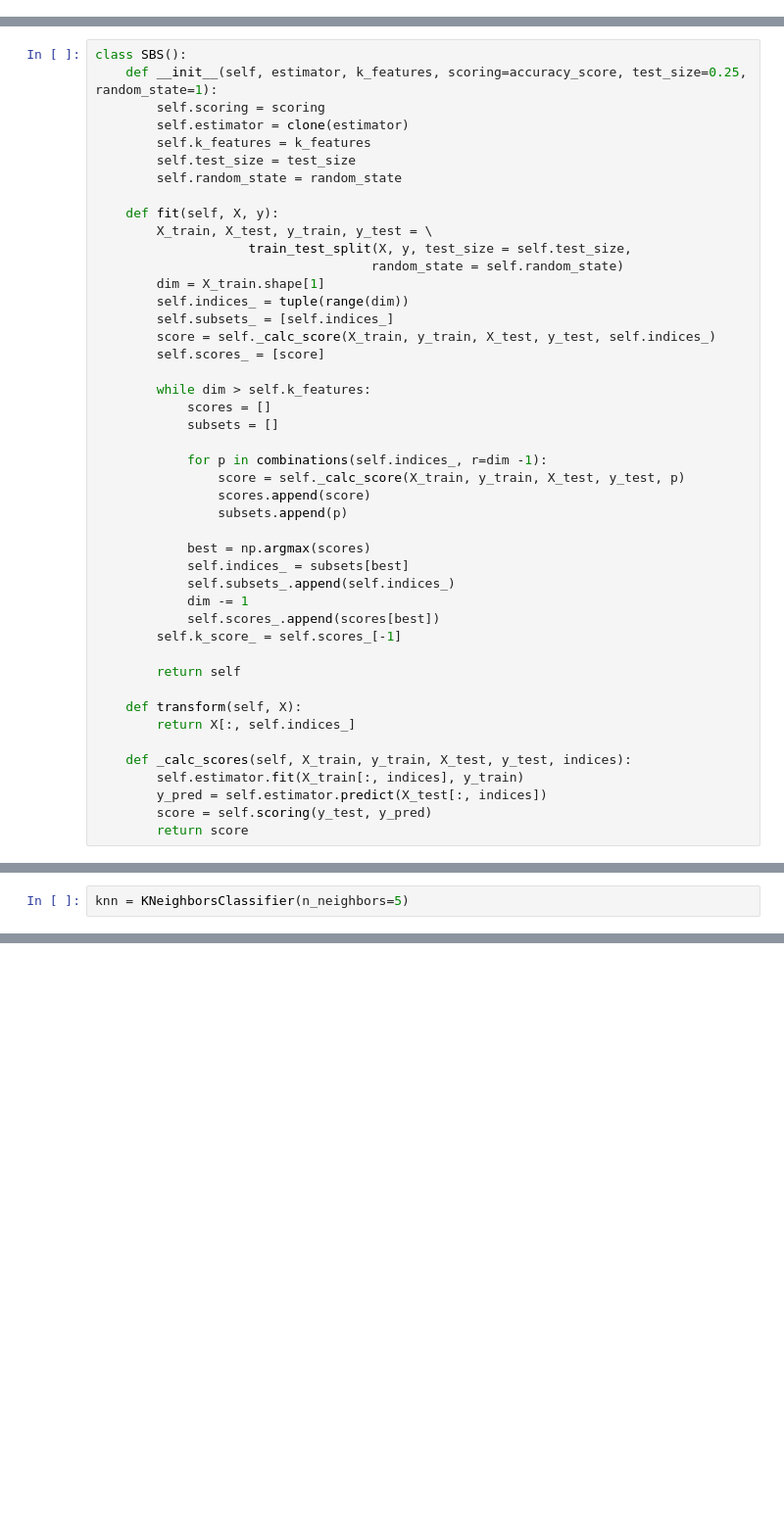
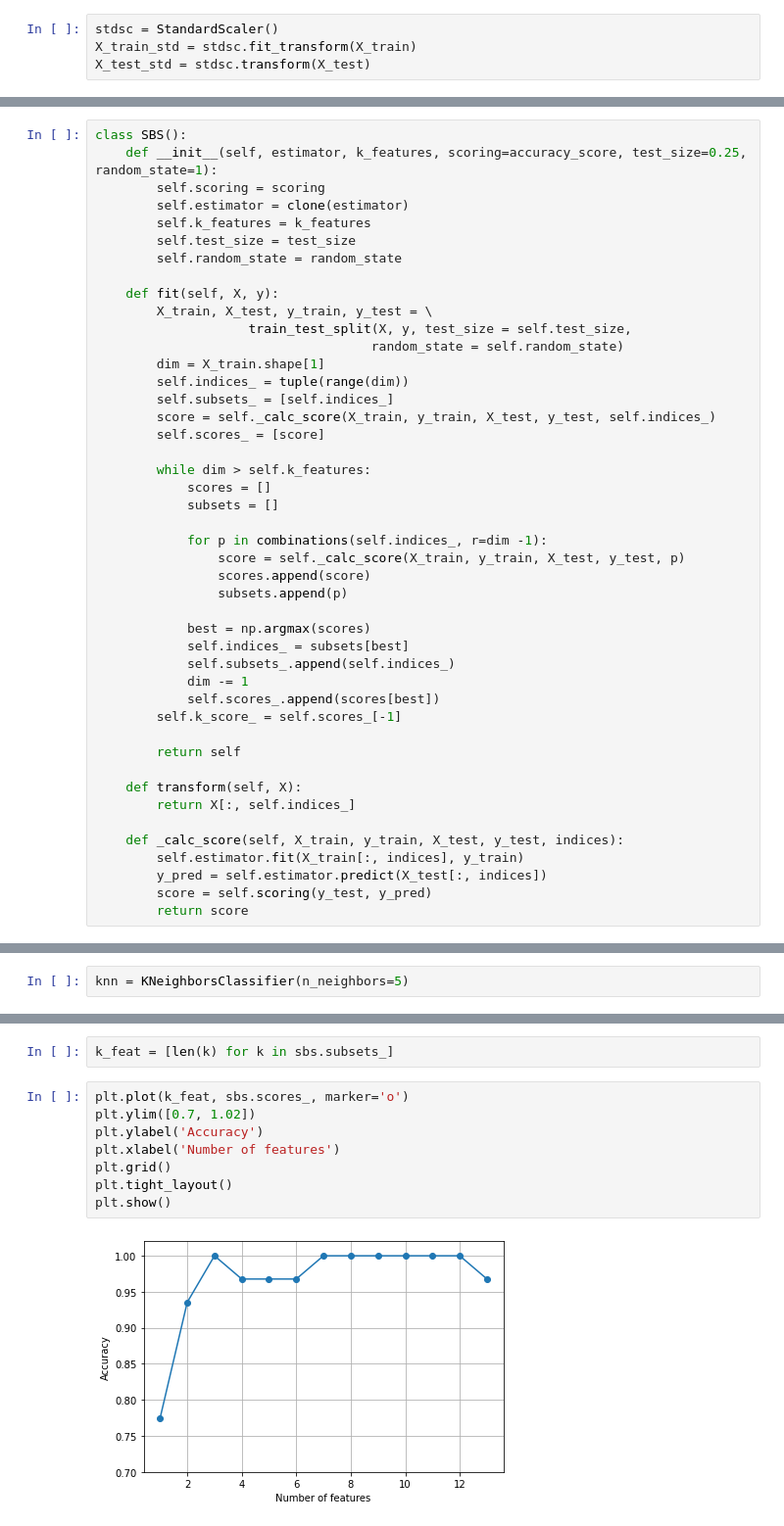
Before and after one commit to EdgeOfNetwork/new_temp, a Jupyter notebook: temp.feature_selection.ipynb, the cells around one changed output, grey strips where cells are left out. Shown at 98% size. Cells and saved outputs as stored; diff of their text form; blank space fills up the shorter version.

```diff
--- a/temp.feature_selection.ipynb
+++ b/temp.feature_selection.ipynb
@@ -225,0 +235,4 @@ X_train, X_test, y_train, y_test = train_test_split(X, y, test_size=0.3, random_
+# %%
+stdsc = StandardScaler()
+X_train_std = stdsc.fit_transform(X_train)
+X_test_std = stdsc.transform(X_test)
@@ -269,7 +284,7 @@ class SBS():
     def transform(self, X):
         return X[:, self.indices_]
 
-    def _calc_scores(self, X_train, y_train, X_test, y_test, indices):
+    def _calc_score(self, X_train, y_train, X_test, y_test, indices):
         self.estimator.fit(X_train[:, indices], y_train)
         y_pred = self.estimator.predict(X_test[:, indices])
         score = self.scoring(y_test, y_pred)
@@ -286,0 +302,12 @@ NameError: name 'X_train_std' is not defined
+# %%
+k_feat = [len(k) for k in sbs.subsets_]
+# %%
+plt.plot(k_feat, sbs.scores_, marker='o')
+plt.ylim([0.7, 1.02])
+plt.ylabel('Accuracy')
+plt.xlabel('Number of features')
+plt.grid()
+plt.tight_layout()
+plt.show()
+# %% [output]
+[figure, added]
```
Also changed, not shown: parts of 26 cells of this notebook, 14 other files.
